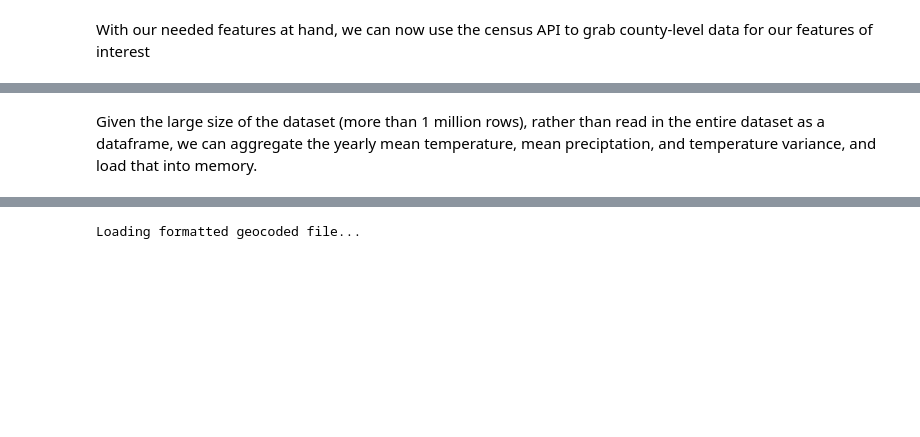
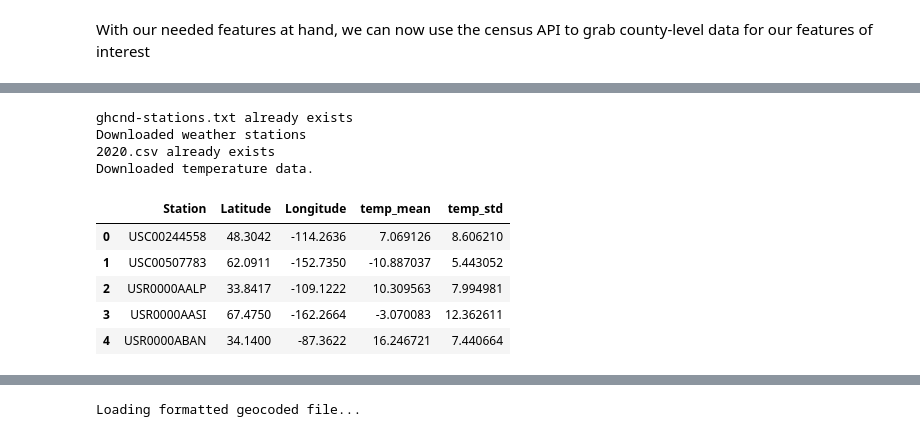
Before and after one commit to seanmperez/COVID-19-Demographic-and-Climate-Analysis, a Jupyter notebook: Preprocessing.ipynb, the cells around one changed output, grey strips where cells are left out. Saved outputs shown, nothing was run; the diff lists cells and outputs as text; code cells hidden in the pictures; blank space fills up the shorter version.

Commit message:
Added functions to make all data downloadable/reproducible

```diff
--- a/Preprocessing.ipynb
+++ b/Preprocessing.ipynb
@@ -237,2 +257,0 @@ Next, the weather station dataset needs to be cleaned up.
-# %% [markdown]
-Given the large size of the dataset (more than 1 million rows), rather than read in the entire dataset as a dataframe, we can aggregate the yearly mean temperature, mean preciptation, and temperature variance, and load that into memory.
@@ -264,3 +333,19 @@ weather_station_agg = weatherLoadAgg(weatherpath)
+# %%
+weather_station_agg = weatherToDf()
+# %% [output]
+ghcnd-stations.txt already exists
+Downloaded weather stations
+2020.csv already exists
+Downloaded temperature data.
+# %%
+weather_station_agg.head()
+# %% [output]
+|  | Station | Latitude | Longitude | temp_mean | temp_std |
+| 0 | USC00244558 | 48.3042 | -114.2636 | 7.069126 | 8.606210 |
+| 1 | USC00507783 | 62.0911 | -152.7350 | -10.887037 | 5.443052 |
+| 2 | USR0000AALP | 33.8417 | -109.1222 | 10.309563 | 7.994981 |
+| 3 | USR0000AASI | 67.4750 | -162.2664 | -3.070083 | 12.362611 |
+| 4 | USR0000ABAN | 34.1400 | -87.3622 | 16.246721 | 7.440664 |
 # %%
 weather_station_agg.describe()
 # %% [output]
```
Also changed, not shown: parts of 34 cells of this notebook, 5 other files.
